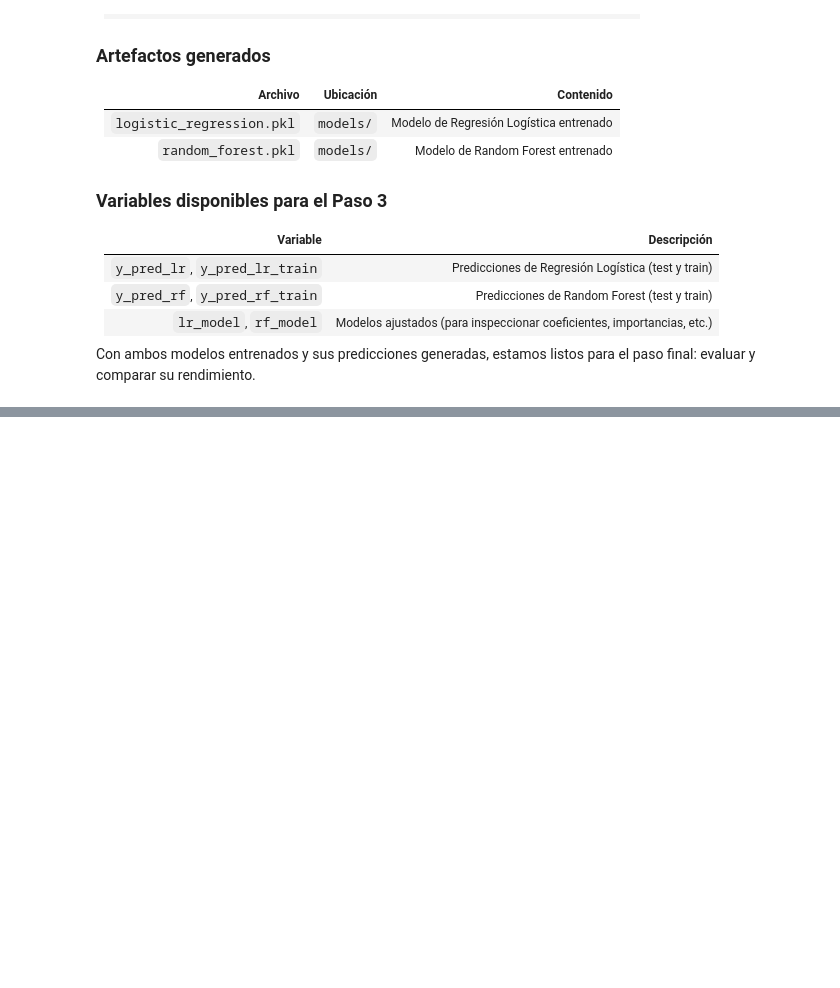
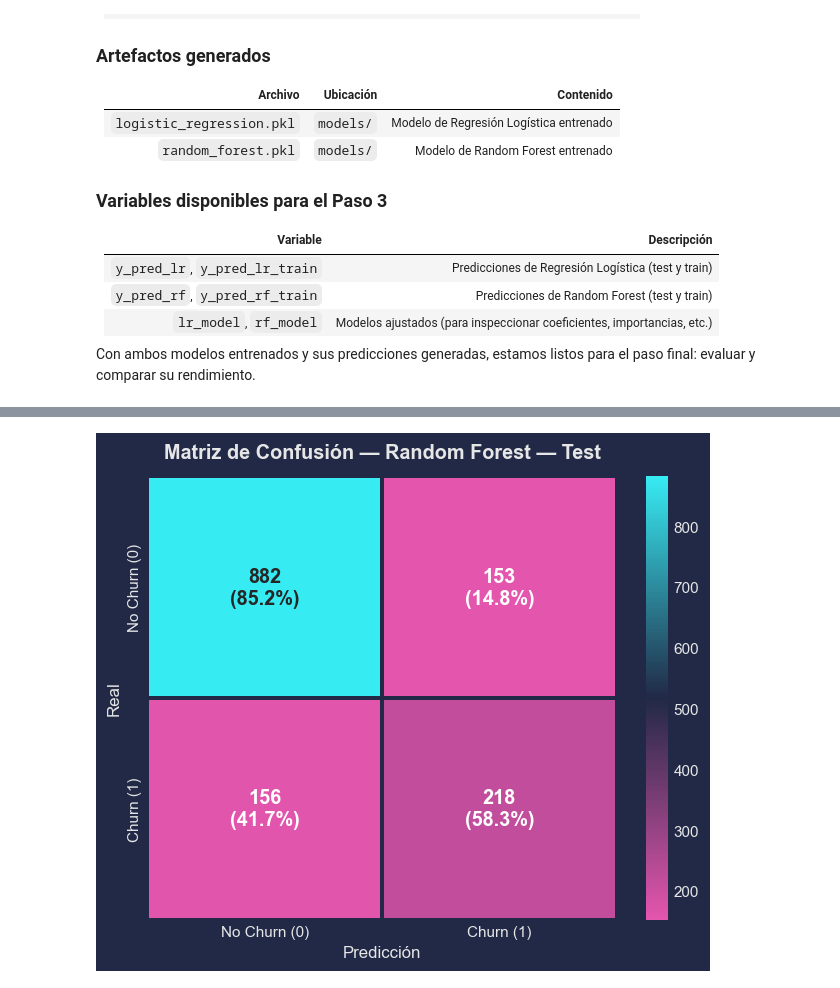
Before and after one commit to marianoInsa/ONE-TelecomX-2, a Jupyter notebook: notebooks/03_modelado_predictivo.ipynb, the cells around one changed output, grey strips where cells are left out. Saved outputs shown, nothing was run; the diff lists cells and outputs as text; code cells hidden in the pictures; blank space fills up the shorter version.

```diff
--- a/notebooks/03_modelado_predictivo.ipynb
+++ b/notebooks/03_modelado_predictivo.ipynb
@@ -473,0 +540,8 @@ Cada modelo será evaluado con las métricas de clasificación estándar — Acc
+# %%
+eval_rf = evaluate_model(
+    "Random Forest",
+    y_test,
+    y_pred_rf,
+    y_train_true=y_train_bal,
+    y_pred_train=y_pred_rf_train,
+)
@@ -473,0 +564,4 @@ Cada modelo será evaluado con las métricas de clasificación estándar — Acc
+# %%
+plot_confusion_matrix(eval_rf["test"]["cm"], "Random Forest — Test")
+# %% [output]
+[figure, added]
```
Also changed, not shown: parts of 16 cells of this notebook, 2 other files.
